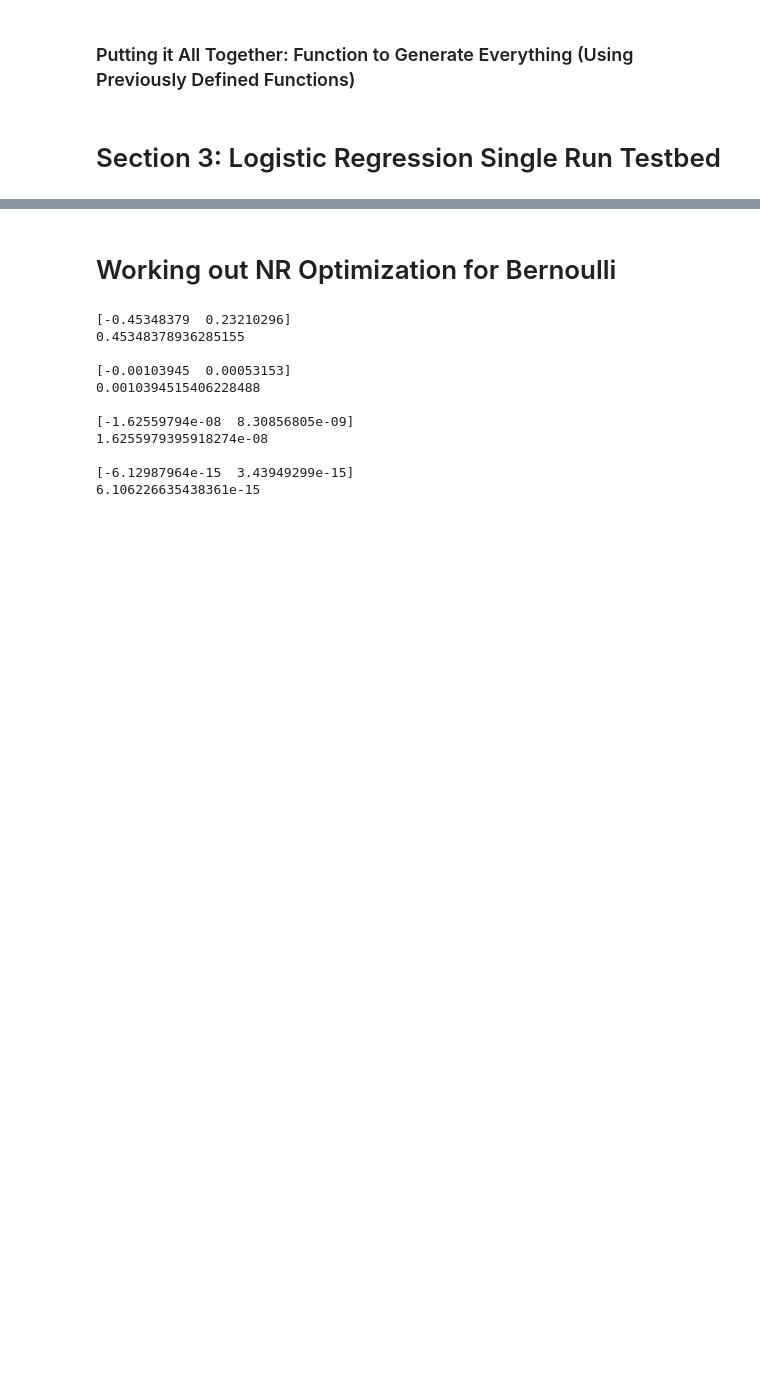
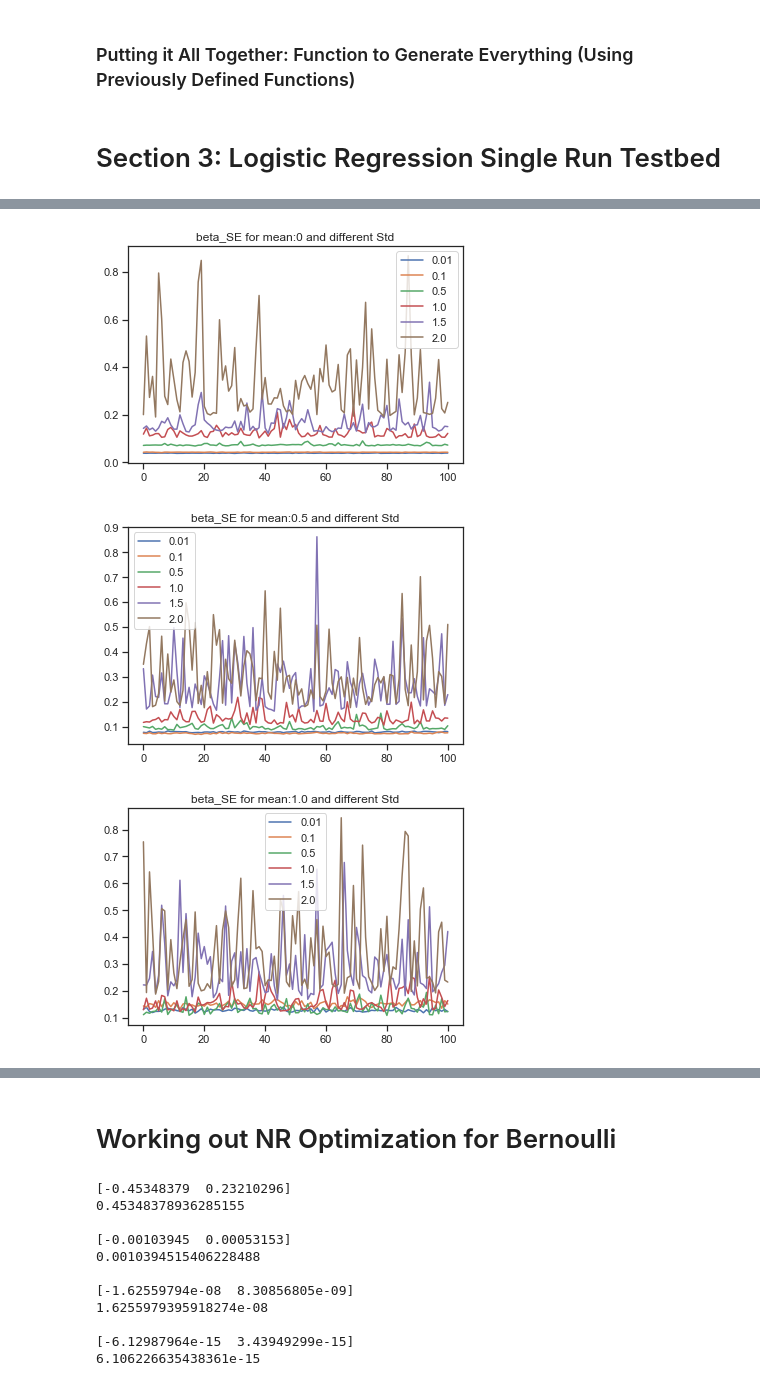
Before and after one commit to laurenleesc/Class_Project_Categorical, a Jupyter notebook: generateData - JWB.ipynb, the cells around one changed output, grey strips where cells are left out. Cells and saved outputs as stored; diff of their text form; code cells hidden in the pictures; blank space fills up the shorter version.

```diff
--- a/generateData - JWB.ipynb
+++ b/generateData - JWB.ipynb
@@ -269,0 +390,17 @@ result = model.fit()
+# %%
+#boxplots may be a good idea for this
+
+for k,v in results.items():
+    if v != []:
+        for i in range(len(v)):
+            if isinstance(v[i], float):
+                std = str(v[i])
+            else:
+                plt.plot(v[i],label = std)
+                plt.legend()
+    plt.title('beta_SE for mean:'+str(k)+' and different Std')
+    plt.show()
+# %% [output]
+[figure, added]
+[figure, added]
+[figure, added]
```
Also changed, not shown: parts of 19 cells of this notebook.
